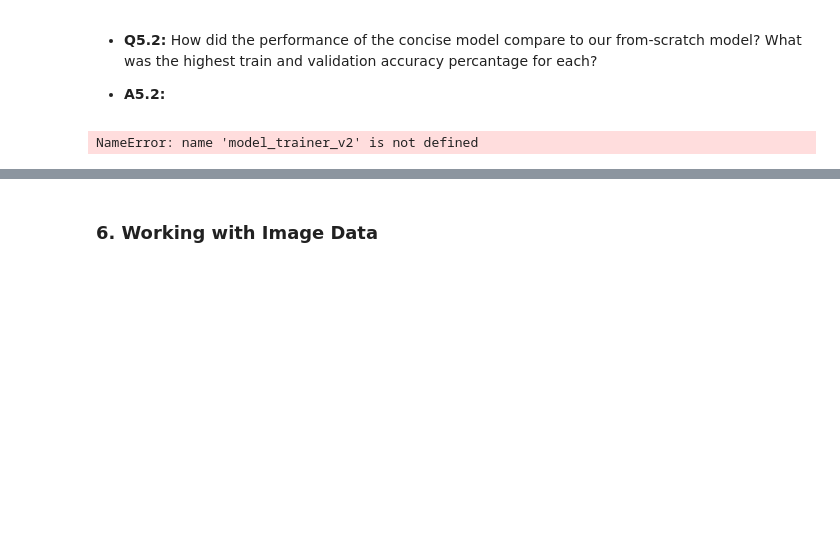
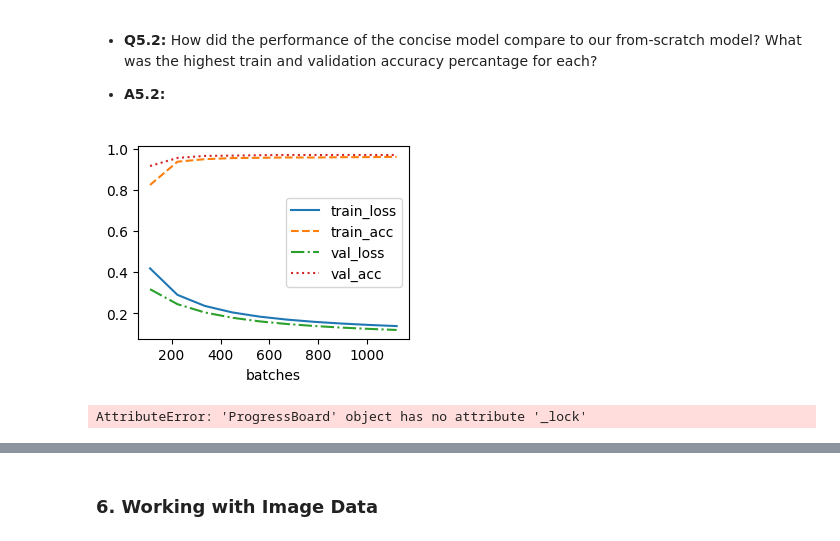
Before and after one commit to fdreshaj/EE_325_Lab, a Jupyter notebook: Lab-03.ipynb, the cells around one changed output, grey strips where cells are left out. Cells and saved outputs as stored; diff of their text form; code cells hidden in the pictures; blank space fills up the shorter version.

```diff
--- a/Lab-03.ipynb
+++ b/Lab-03.ipynb
@@ -352,8 +327,8 @@ class LinearClassifier_v1(d2l.Module):
         self.save_hyperparameters()
 
 # YOUR CODE STARTS HERE
-        self.W = torch.nn.Parameter(torch.normal(0, sigma, (num_inputs, num_outputs), requires_grad=True))
-        self.b = torch.nn.Parameter(torch.zeros(num_outputs))
+        self.W = torch.nn.Parameter(torch.normal(0, sigma, size=(num_inputs, num_outputs), requires_grad=True))
+        self.b = torch.nn.Parameter(torch.zeros(num_outputs, requires_grad=True))
 # YOUR CODE ENDS HERE
 # %% [markdown]
 Those of you who were paying close attention might have discovered a pretty big issue with using `softmax()` on our binary classification data:
@@ -616,15 +562,6 @@ def validation_step(self, batch):
   return loss, correct, n
 # %% [markdown]
 We are now ready to train our model on our data. Below, instantiate the hyperparameters and fit the model to our data.
-# %%
-if not hasattr(d2l.ProgressBoard, '_orig_flush'):
-    d2l.ProgressBoard._orig_flush = d2l.ProgressBoard.flush
-
-@d2l.add_to_class(d2l.ProgressBoard)
-def flush(self):
-    if not hasattr(self, '_lock'):
-        return
-    self._orig_flush()
 # %%
 # Create a MalwareDataset object using the original dataset
 malware_df= pd.read_csv("data/TUANDROMD.csv")
@@ -776,32 +712,34 @@ The following cell is incomplete. Here, instantiate the new `_v2` model and trai
 - **A5.2:**
 # %%
 # YOUR CODE STARTS HERE
-
+MalwareModel_v2 = LinearClassifier_v2(lr=0.03)
+model_trainer_v2 = d2l.Trainer(max_epochs=10)
 # YOUR CODE ENDS HERE
 
 
 # This manually instantiates the matplotlib board and forces the flag to True
 model_trainer_v2.plot_flag = True
 model_trainer_v2.board = d2l.ProgressBoard(xlabel='batches')
 model_trainer_v2.fit(MalwareModel_v2, MalwareData)
 
 
 # Function to print out final accuracies and loss values. We will be doing this fairly frequently, so save as a helper function
 def print_model_results(board):
     # Print out final accuracies and loss values:
     final_tr_loss  = float(board.data['train_loss'][-1][1])
     final_tr_acc   = float(board.data['train_acc'][-1][1])
     final_val_loss = float(board.data['val_loss'][-1][1])
     final_val_acc  = float(board.data['val_acc'][-1][1])
 
     print("\n" + "="*40)
     print(f"Final Training Loss:     {final_tr_loss:.4f}")
     print(f"Final Validation Loss:   {final_val_loss:.4f}")
     print("-"*40)
     print(f"Final Training Accuracy:   {final_tr_acc * 100:.2f}%")
     print(f"Final Validation Accuracy: {final_val_acc * 100:.2f}%")
     print("="*40)
 
 print_model_results(model_trainer_v2.board)
 # %% [output]
+[figure, added]
-NameError: name 'model_trainer_v2' is not defined
+AttributeError: 'ProgressBoard' object has no attribute '_lock'
```
Also changed, not shown: parts of 25 cells of this notebook.
